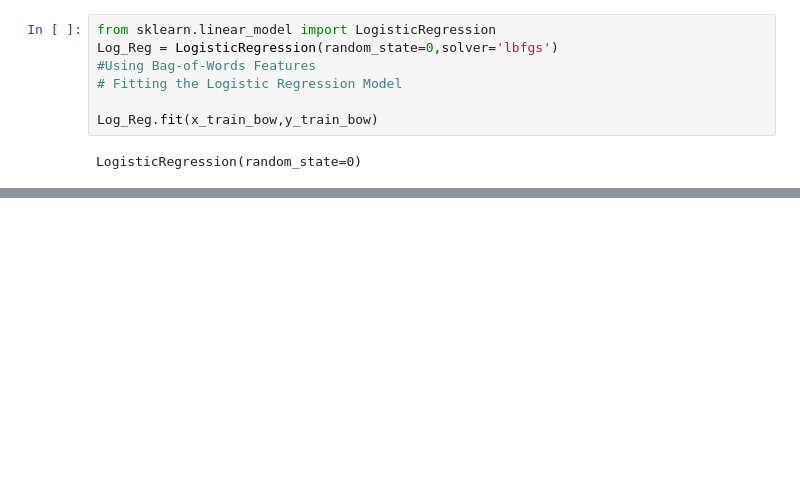
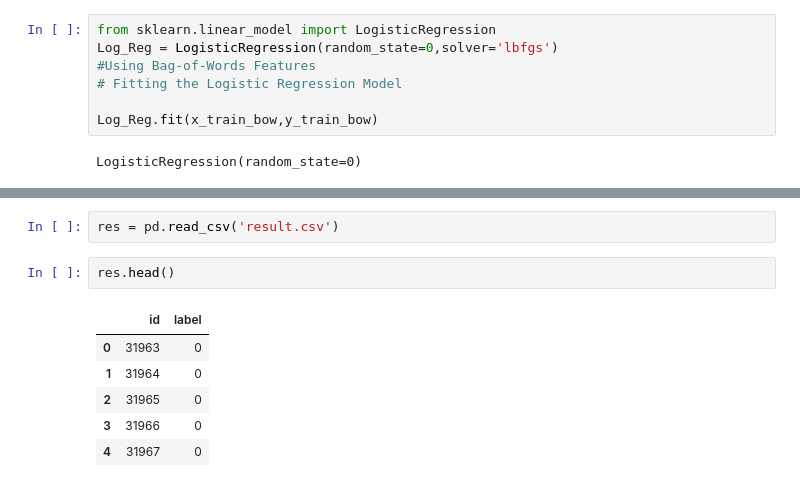
Before and after one commit to Skshamim02/SocialMediaSentimentAnalysis, a Jupyter notebook: Sentiment_Analysis.ipynb, the cells around one changed output, grey strips where cells are left out. Saved outputs shown, nothing was run; the diff lists cells and outputs as text; blank space fills up the shorter version.

```diff
--- a/Sentiment_Analysis.ipynb
+++ b/Sentiment_Analysis.ipynb
@@ -564,0 +806,11 @@ log_bow
+# %%
+res = pd.read_csv('result.csv')
+# %%
+res.head()
+# %% [output]
+|  | id | label |
+| 0 | 31963 | 0 |
+| 1 | 31964 | 0 |
+| 2 | 31965 | 0 |
+| 3 | 31966 | 0 |
+| 4 | 31967 | 0 |
```
Also changed, not shown: parts of 27 cells of this notebook.
